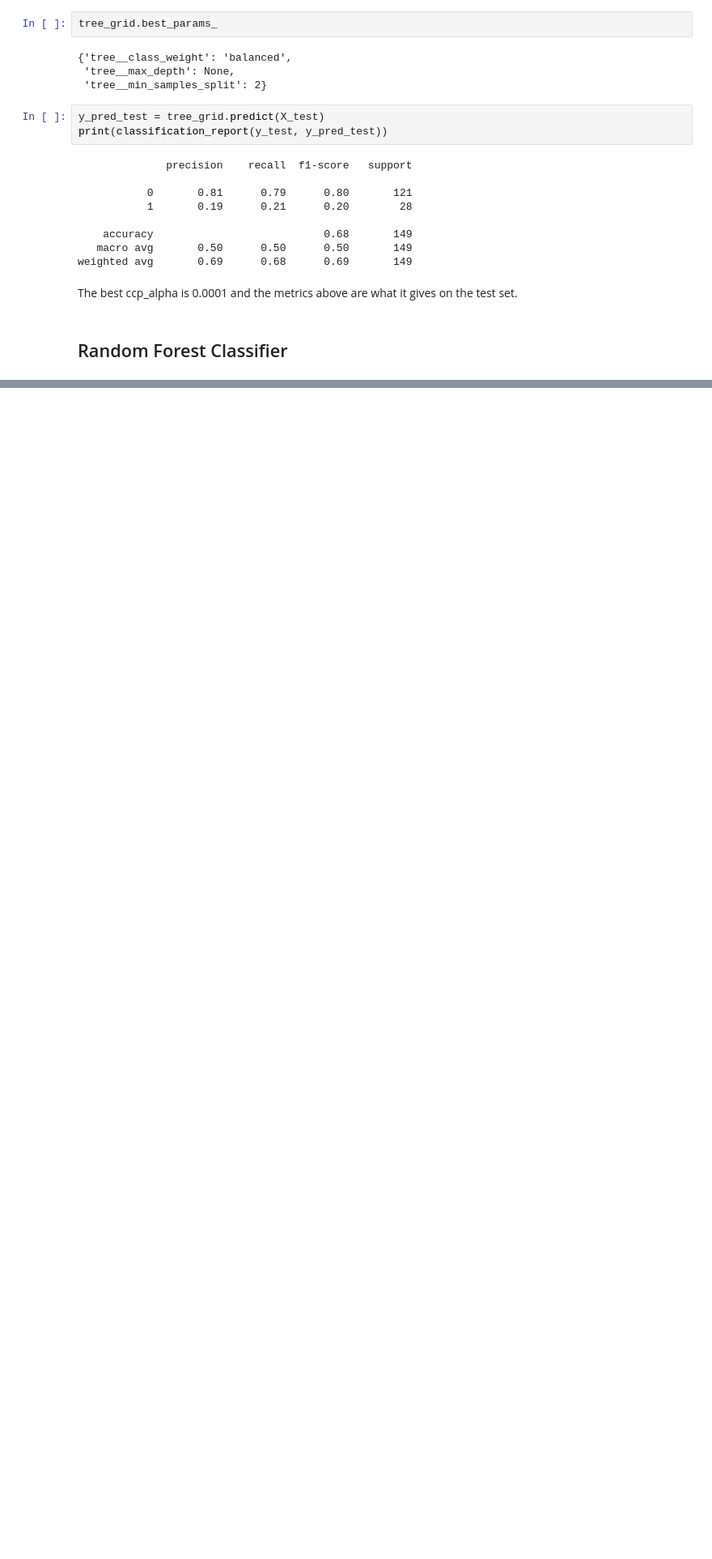
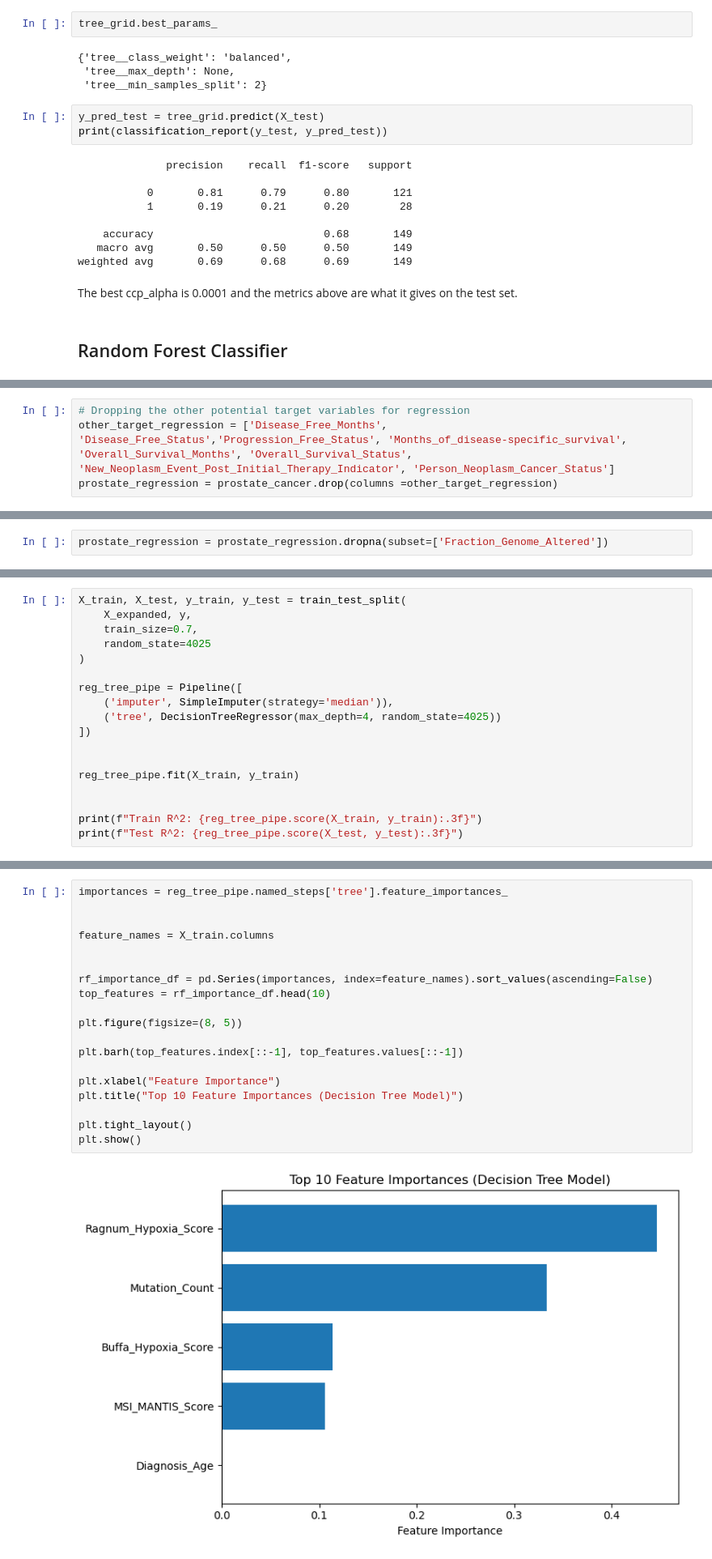
Before and after one commit to maddiemann/Math-4025-Project-Maddie-Mann, a Jupyter notebook: analysis.ipynb, the cells around one changed output, grey strips where cells are left out. Shown at 81% size. Saved outputs shown, nothing was run; the diff lists cells and outputs as text; blank space fills up the shorter version.

```diff
--- a/classification.ipynb
+++ b/analysis.ipynb
@@ -320,0 +312,4 @@ weighted avg       0.73      0.75      0.74       149
+# %%
+# Dropping the other potential target variables for regression
+other_target_regression = ['Disease_Free_Months', 'Disease_Free_Status','Progression_Free_Status', 'Months_of_disease-specific_survival', 'Overall_Survival_Months', 'Overall_Survival_Status', 'New_Neoplasm_Event_Post_Initial_Therapy_Indicator', 'Person_Neoplasm_Cancer_Status']
+prostate_regression = prostate_cancer.drop(columns =other_target_regression)
@@ -320,0 +318,2 @@ weighted avg       0.73      0.75      0.74       149
+# %%
+prostate_regression = prostate_regression.dropna(subset=['Fraction_Genome_Altered'])
@@ -320,0 +339,18 @@ weighted avg       0.73      0.75      0.74       149
+# %%
+X_train, X_test, y_train, y_test = train_test_split(
+    X_expanded, y,
+    train_size=0.7,
+    random_state=4025
+)
+
+reg_tree_pipe = Pipeline([
+    ('imputer', SimpleImputer(strategy='median')),
+    ('tree', DecisionTreeRegressor(max_depth=4, random_state=4025))
+])
+
+
+reg_tree_pipe.fit(X_train, y_train)
+
+
+print(f"Train R^2: {reg_tree_pipe.score(X_train, y_train):.3f}")
+print(f"Test R^2: {reg_tree_pipe.score(X_test, y_test):.3f}")
@@ -320,0 +360,21 @@ weighted avg       0.73      0.75      0.74       149
+# %%
+importances = reg_tree_pipe.named_steps['tree'].feature_importances_
+
+
+feature_names = X_train.columns
+
+
+rf_importance_df = pd.Series(importances, index=feature_names).sort_values(ascending=False)
+top_features = rf_importance_df.head(10)
+
+plt.figure(figsize=(8, 5))
+
+plt.barh(top_features.index[::-1], top_features.values[::-1])
+
+plt.xlabel("Feature Importance")
+plt.title("Top 10 Feature Importances (Decision Tree Model)")
+
+plt.tight_layout()
+plt.show()
+# %% [output]
+[figure, added]
```
Also changed, not shown: parts of 21 cells of this notebook, 2 other files.
